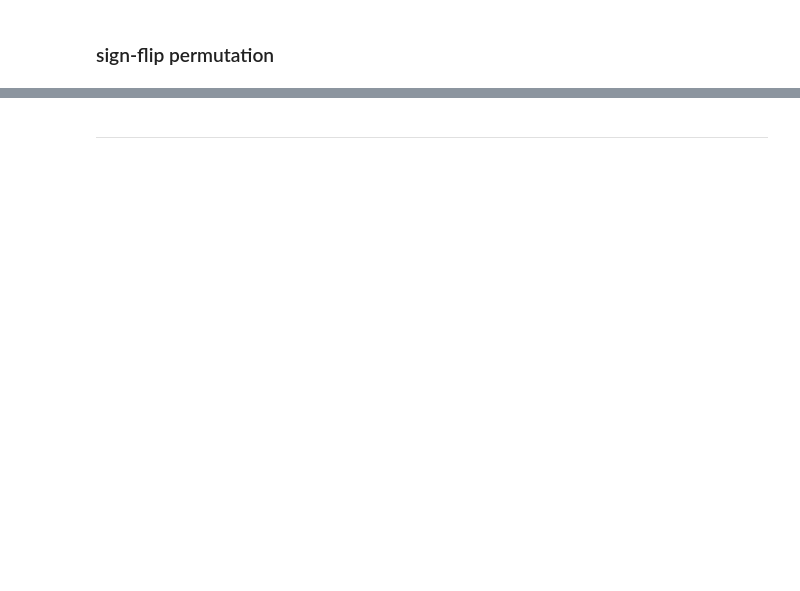
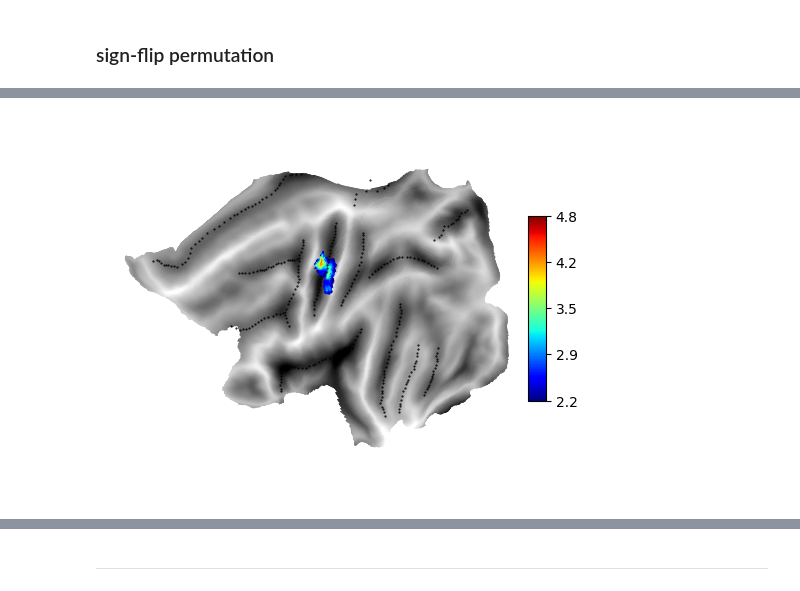
Before and after one commit to psb629/SeqSpatialSupp_fMRI, a Jupyter notebook: Notebook/cluster-based_correction.ipynb, the cells around one changed output, grey strips where cells are left out. Cells and saved outputs as stored; diff of their text form; code cells hidden in the pictures; blank space fills up the shorter version.

```diff
--- a/Notebook/cluster-based_correction.ipynb
+++ b/Notebook/cluster-based_correction.ipynb
@@ -217,0 +208,17 @@ g = surf.plot.plotmap(
+# %%
+fig, ax = plt.subplots()
+plt.sca(ax)
+data = np.copy(tval)
+data[data<thresh] = np.nan
+g = surf.plot.plotmap(
+    data=data,
+    surf='fs32k_%s'%hem,
+    alpha=1,
+    cmap=cm.jet, colorbar=True,
+    # cscale=[0.0019, 0.23],
+    # threshold=thresh,
+    borders=border, bordercolor='black', bordersize=1,
+    overlay_type='func', render='matplotlib',
+)
+# %% [output]
+[figure, added]
```
Also changed, not shown: parts of 33 cells of this notebook.
